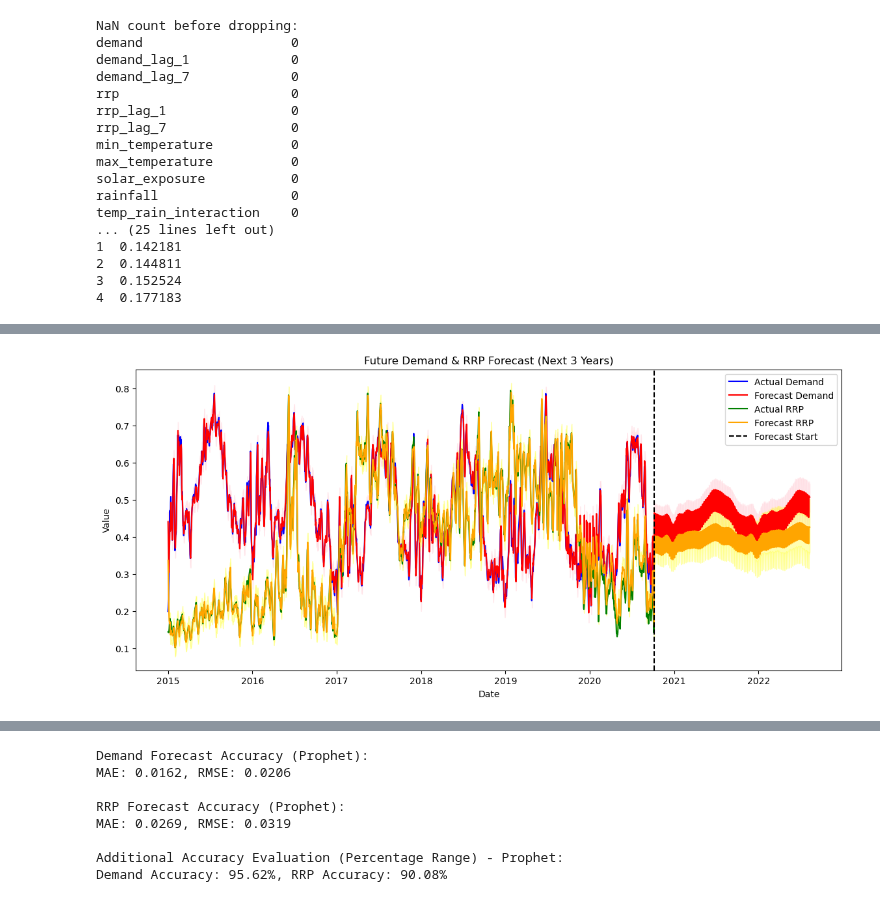
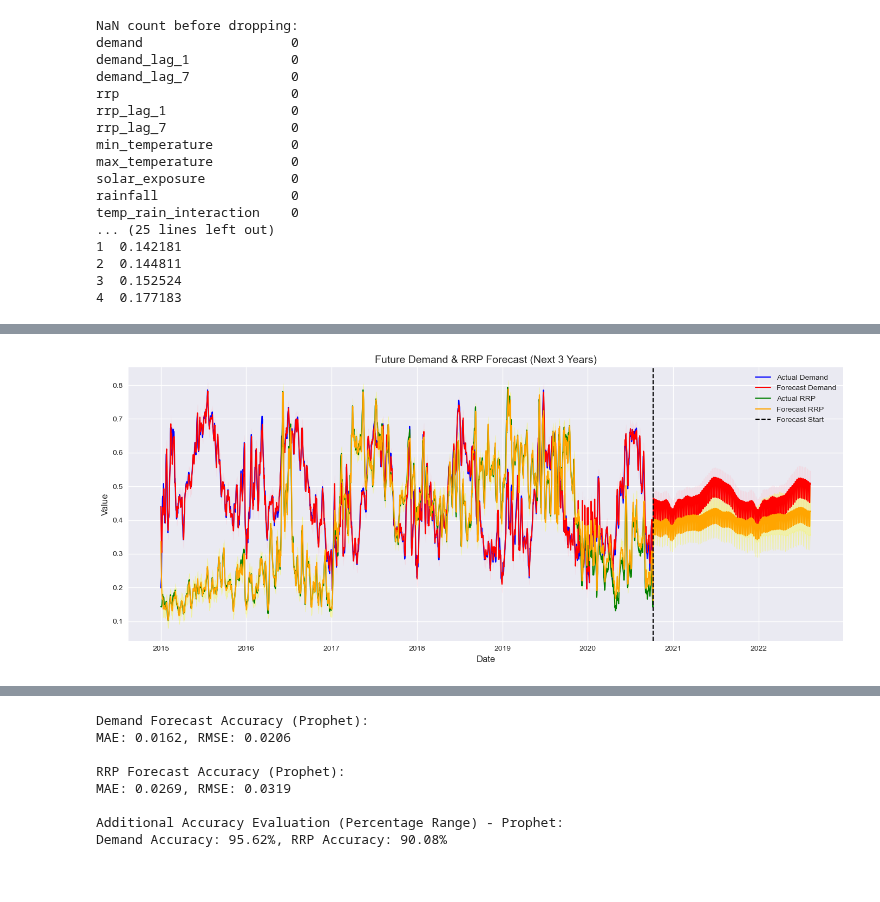
Before and after one commit to amalsalilan/Electricity_Demand-and_Price_ForecastingInfosys_Internship_Oct2025, a Jupyter notebook: model_prophet/prohet_model.ipynb, the cells around one changed output, grey strips where cells are left out. Cells and saved outputs as stored; diff of their text form; code cells hidden in the pictures.

```diff
--- a/model_prophet/prohet_model.ipynb
+++ b/model_prophet/prohet_model.ipynb
@@ -95,6 +95,7 @@ for col in regressor_cols:
 train_df_demand = train_df[['ds', 'y_demand'] + regressor_cols].rename(columns={'y_demand': 'y'})
 # Fit the Prophet model for Demand
 model_demand.fit(train_df_demand)
+
 # Train Prophet Model for RRP
 model_rrp = Prophet()
 for col in regressor_cols:
@@ -104,7 +105,7 @@ for col in regressor_cols:
 train_df_rrp = train_df[['ds', 'y_rrp'] + regressor_cols].rename(columns={'y_rrp': 'y'})
 model_rrp.fit(train_df_rrp)
 
-# Save the models to disk
+# # Save the models to disk
 # with open('model_demand.pkl', 'wb') as f:
 #     pickle.dump(model_demand, f)
 
@@ -116,8 +117,8 @@ future = model_demand.make_future_dataframe(periods=1095, freq='D')
 
 # Merge the additional regressor data from scaled_df
 future = future.merge(
-        scaled_df[['ds'] + regressor_cols],
-        on='ds', how='left', suffixes=('', '_new')
+    scaled_df[['ds'] + regressor_cols],
+    on='ds', how='left', suffixes=('', '_new')
 )
 
 # Overwrite existing regressor columns if new values were merged
@@ -134,32 +135,36 @@ for col in regressor_cols:
 forecast_demand = model_demand.predict(future)
 forecast_rrp = model_rrp.predict(future)
 
-# Plot actual vs. future forecasts
+# Use a cleaner style for plots
+plt.style.use('seaborn-v0_8')
+
+# Plot actual vs. future forecasts for Demand and RRP
 plt.figure(figsize=(14, 6))
-plt.plot(scaled_df['ds'], scaled_df['y_demand'], label='Actual Demand', color='blue')
-plt.plot(forecast_demand['ds'], forecast_demand['yhat'], label='Forecast Demand', color='red')
+plt.plot(scaled_df['ds'], scaled_df['y_demand'], label='Actual Demand', color='blue', linewidth=1.5)
+plt.plot(forecast_demand['ds'], forecast_demand['yhat'], label='Forecast Demand', color='red', linewidth=1.5)
 plt.fill_between(
-        forecast_demand['ds'],
-        forecast_demand['yhat_lower'],
-        forecast_demand['yhat_upper'],
-        color='pink', alpha=0.3
+    forecast_demand['ds'],
+    forecast_demand['yhat_lower'],
+    forecast_demand['yhat_upper'],
+    color='pink', alpha=0.3
 )
-plt.plot(scaled_df['ds'], scaled_df['y_rrp'], label='Actual RRP', color='green')
-plt.plot(forecast_rrp['ds'], forecast_rrp['yhat'], label='Forecast RRP', color='orange')
+plt.plot(scaled_df['ds'], scaled_df['y_rrp'], label='Actual RRP', color='green', linewidth=1.5)
+plt.plot(forecast_rrp['ds'], forecast_rrp['yhat'], label='Forecast RRP', color='orange', linewidth=1.5)
 plt.fill_between(
-        forecast_rrp['ds'],
-        forecast_rrp['yhat_lower'],
-        forecast_rrp['yhat_upper'],
-        color='yellow', alpha=0.3
+    forecast_rrp['ds'],
+    forecast_rrp['yhat_lower'],
+    forecast_rrp['yhat_upper'],
+    color='yellow', alpha=0.3
 )
-plt.axvline(test_df['ds'].max(), color='black', linestyle='--', label='Forecast Start')
-plt.title('Future Demand & RRP Forecast (Next 3 Years)')
-plt.xlabel('Date')
-plt.ylabel('Value')
-plt.legend()
+plt.axvline(test_df['ds'].max(), color='black', linestyle='--', label='Forecast Start', linewidth=1.5)
+plt.title('Future Demand & RRP Forecast (Next 3 Years)', fontsize=14)
+plt.xlabel('Date', fontsize=12)
+plt.ylabel('Value', fontsize=12)
+plt.legend(fontsize=10)
+plt.tight_layout()
 plt.show()
 
-# Filter forecasts that match test dates for both demand and rrp
+# Filter forecasts matching the test dates for both demand and rrp
 test_forecast_demand = test_df[['ds', 'y_demand']].merge(
     forecast_demand[['ds', 'yhat', 'yhat_lower', 'yhat_upper']], on='ds'
 )
@@ -175,38 +180,40 @@ rmse_demand = np.sqrt(mean_squared_error(test_forecast_demand['y_demand'], test_
 mae_rrp = mean_absolute_error(test_forecast_rrp['y_rrp'], test_forecast_rrp['yhat'])
 rmse_rrp = np.sqrt(mean_squared_error(test_forecast_rrp['y_rrp'], test_forecast_rrp['yhat']))
 
-# Plot Demand forecasts
+# Plot Demand forecast with cleaner style
 plt.figure(figsize=(14, 6))
-plt.plot(scaled_df['ds'], scaled_df['y_demand'], label='Actual Demand', color='blue')
-plt.plot(forecast_demand['ds'], forecast_demand['yhat'], label='Forecast Demand', color='red')
+plt.plot(scaled_df['ds'], scaled_df['y_demand'], label='Actual Demand', color='blue', linewidth=1.5)
+plt.plot(forecast_demand['ds'], forecast_demand['yhat'], label='Forecast Demand', color='red', linewidth=1.5)
 plt.fill_between(
     forecast_demand['ds'],
     forecast_demand['yhat_lower'],
     forecast_demand['yhat_upper'],
     color='pink', alpha=0.3
 )
-plt.axvline(test_df['ds'].max(), color='black', linestyle='--', label='Forecast Start')
-plt.title('Future Demand Forecast (Next 3 Years)')
-plt.xlabel('Date')
-plt.ylabel('Demand')
-plt.legend()
+plt.axvline(test_df['ds'].max(), color='black', linestyle='--', label='Forecast Start', linewidth=1.5)
+plt.title('Future Demand Forecast (Next 3 Years)', fontsize=14)
+plt.xlabel('Date', fontsize=12)
+plt.ylabel('Demand', fontsize=12)
+plt.legend(fontsize=10)
+plt.tight_layout()
 plt.show()
 
-# Plot RRP forecasts
+# Plot RRP forecast with cleaner style
 plt.figure(figsize=(14, 6))
-plt.plot(scaled_df['ds'], scaled_df['y_rrp'], label='Actual RRP', color='green')
-plt.plot(forecast_rrp['ds'], forecast_rrp['yhat'], label='Forecast RRP', color='orange')
+plt.plot(scaled_df['ds'], scaled_df['y_rrp'], label='Actual RRP', color='green', linewidth=1.5)
+plt.plot(forecast_rrp['ds'], forecast_rrp['yhat'], label='Forecast RRP', color='orange', linewidth=1.5)
 plt.fill_between(
     forecast_rrp['ds'],
     forecast_rrp['yhat_lower'],
     forecast_rrp['yhat_upper'],
     color='yellow', alpha=0.3
 )
-plt.axvline(test_df['ds'].max(), color='black', linestyle='--', label='Forecast Start')
-plt.title('Future RRP Forecast (Next 3 Years)')
-plt.xlabel('Date')
-plt.ylabel('RRP')
-plt.legend()
+plt.axvline(test_df['ds'].max(), color='black', linestyle='--', label='Forecast Start', linewidth=1.5)
+plt.title('Future RRP Forecast (Next 3 Years)', fontsize=14)
+plt.xlabel('Date', fontsize=12)
+plt.ylabel('RRP', fontsize=12)
+plt.legend(fontsize=10)
+plt.tight_layout()
 plt.show()
 
 # Print accuracy metrics using actual (unscaled) values
@@ -215,8 +222,7 @@ print(f"MAE: {mae_demand:.4f}, RMSE: {rmse_demand:.4f}")
 print("\nRRP Forecast Accuracy (Prophet):")
 print(f"MAE: {mae_rrp:.4f}, RMSE: {rmse_rrp:.4f}")
 
-# Additional accuracy evaluation in percentage range (100% range)
-# Calculating MAPE (Mean Absolute Percentage Error) and then accuracy as (100 - MAPE)
+# Additional accuracy evaluation in percentage (100% range)
 mape_demand = np.mean(np.abs((test_forecast_demand['y_demand'] - test_forecast_demand['yhat']) / test_forecast_demand['y_demand'])) * 100
 mape_rrp = np.mean(np.abs((test_forecast_rrp['y_rrp'] - test_forecast_rrp['yhat']) / test_forecast_rrp['y_rrp'])) * 100
 accuracy_demand = 100 - mape_demand
@@ -259,7 +265,7 @@ temp_rain_interaction    0
 The behavior will change in pandas 3.0. This inplace method will never work because the intermediate object on which we are setting values always behaves as a copy.
 
 For example, when doing 'df[col].method(value, inplace=True)', try using 'df.method({col: value}, inplace=True)' or df[col] = df[col].method(value) instead, to perform the operation inplace on the ori ...
 
 
   future[col].fillna(scaled_df[col].mean(), inplace=True)
-[figure, old version]
+[figure, new version]
```
Also changed, not shown: parts of 1 cell of this notebook, 1 other file.
